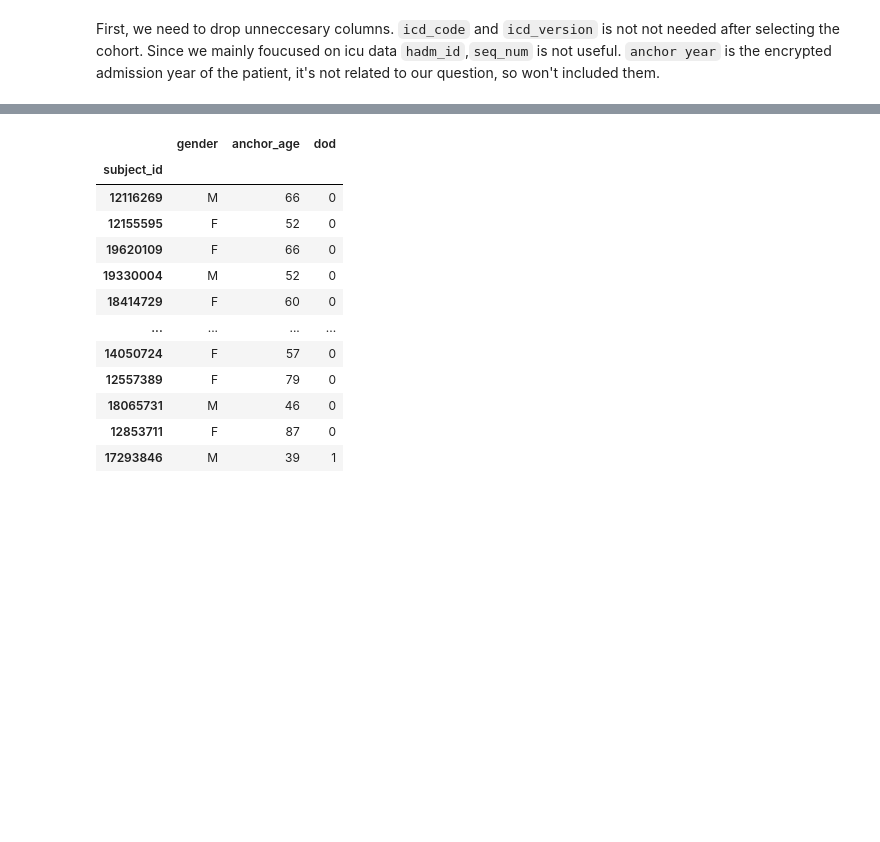
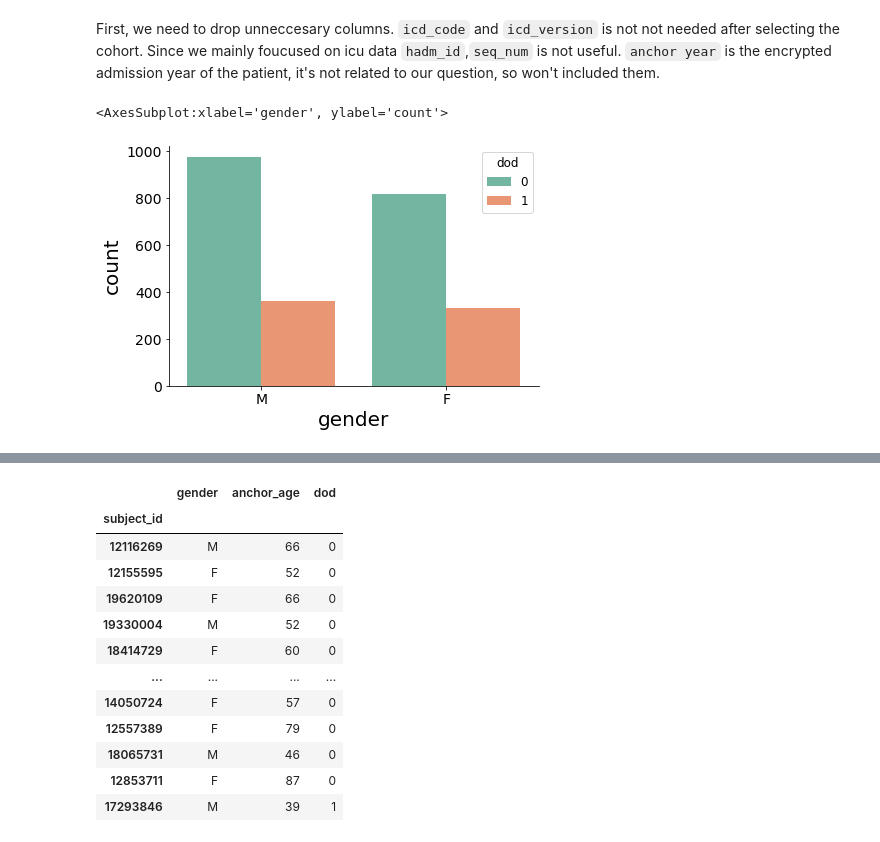
Before and after one commit to Wetiqe/MIMIC_I61, a Jupyter notebook: I61.ipynb, the cells around one changed output, grey strips where cells are left out. Saved outputs shown, nothing was run; the diff lists cells and outputs as text; code cells hidden in the pictures; blank space fills up the shorter version.

```diff
--- a/I61.ipynb
+++ b/I61.ipynb
@@ -195,3 +185,9 @@ sns.histplot(cohort['anchor_age'],kde=True)
 ## Cohort Features
 # %% [markdown]
 First, we need to drop unneccesary columns. `icd_code` and `icd_version` is not not needed after selecting the cohort. Since we mainly foucused on icu data `hadm_id`,`seq_num` is not useful. `anchor year` is the encrypted admission year of the patient, it's not related to our question, so won't included them.
+# %%
+plt.figure();fig_set()
+sns.countplot(x='gender', data=cohort,hue='dod',palette='Set2')
+# %% [output]
+<AxesSubplot:xlabel='gender', ylabel='count'>
+[figure, added]
```
Also changed, not shown: parts of 51 cells of this notebook, 3 other files.
